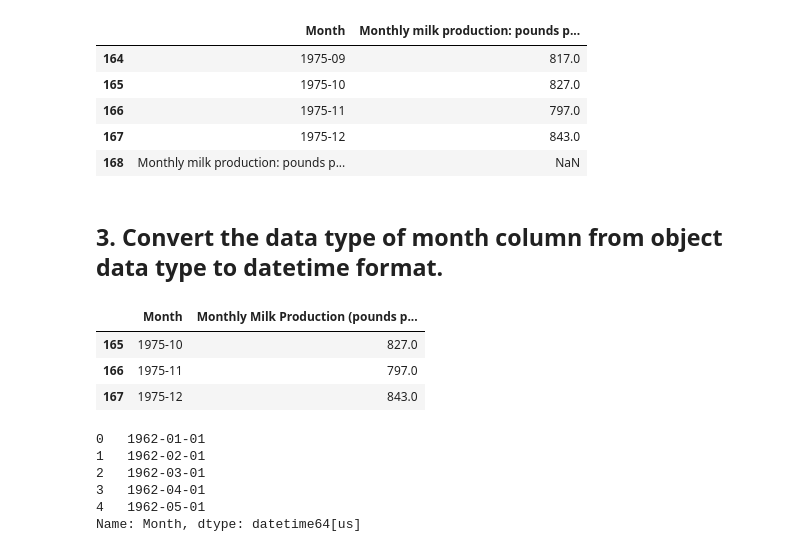
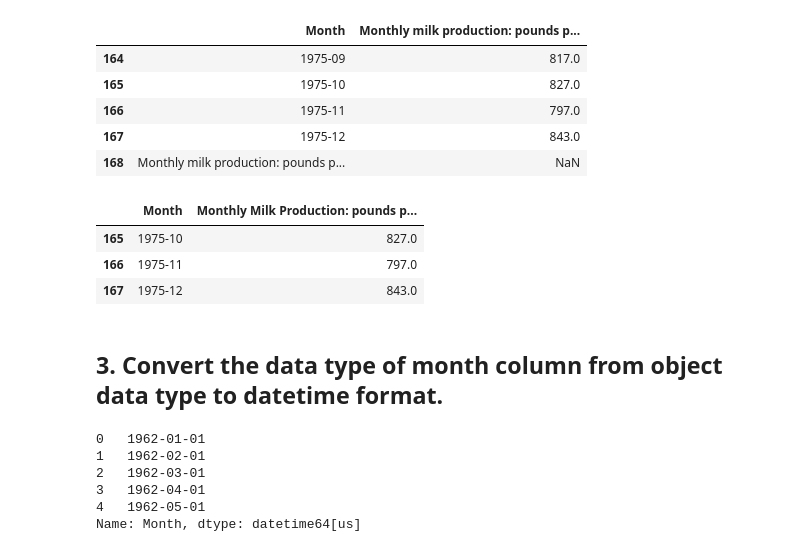
Before and after one commit to AaraSR/sem4-exp, a Jupyter notebook: dav/exp7.ipynb, the cells around one changed output. Drawn from its saved outputs; the diff is of its cells as text; code cells hidden in the pictures.

```diff
--- a/dav/exp7.ipynb
+++ b/dav/exp7.ipynb
@@ -33,18 +31,18 @@ ds.tail()
 | 166 | 1975-11 | 797.0 |
 | 167 | 1975-12 | 843.0 |
 | 168 | Monthly milk production: pounds p... | NaN |
-# %% [markdown]
-## 3. Convert the data type of month column from object data type to datetime format.
 # %%
 ds = ds.drop(ds.index[-1])
-ds.columns = ['Month', 'Monthly Milk Production (pounds per cow)']
+ds.columns = ['Month', 'Monthly Milk Production: pounds per cow']
 
 ds.tail(3)
 # %% [output]
-|  | Month | Monthly Milk Production (pounds p... |
+|  | Month | Monthly Milk Production: pounds p... |
 | 165 | 1975-10 | 827.0 |
 | 166 | 1975-11 | 797.0 |
 | 167 | 1975-12 | 843.0 |
+# %% [markdown]
+## 3. Convert the data type of month column from object data type to datetime format.
 # %%
 ds['Month'] = pd.to_datetime(ds['Month'], format='%Y-%m')
 
```
Also changed, not shown: parts of 19 cells of this notebook, 1 other file.
